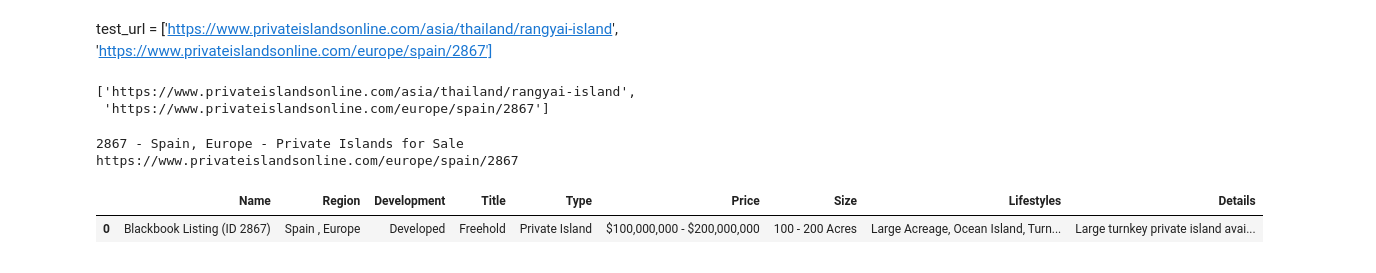
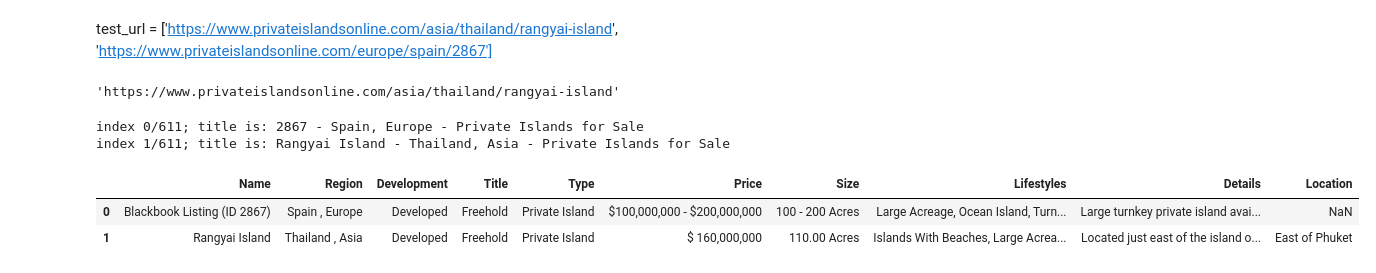
Before and after one commit to RaminVali/Island_Project, a Jupyter notebook: scraping.ipynb, the cells around one changed output. Drawn from its saved outputs; the diff is of its cells as text; code cells hidden in the pictures.

Commit message:
Output dataframe

```diff
--- a/scraping.ipynb
+++ b/scraping.ipynb
@@ -178,22 +175,26 @@ We will go through each 611 URLs and dump the page contents into a seperate fold
 test_url = ['https://www.privateislandsonline.com/asia/thailand/rangyai-island',
  'https://www.privateislandsonline.com/europe/spain/2867']
 # %%
-test_url = urls[0:2]
+test_url = urls[0]
 test_url
 # %% [output]
-['https://www.privateislandsonline.com/asia/thailand/rangyai-island',
- 'https://www.privateislandsonline.com/europe/spain/2867']
+'https://www.privateislandsonline.com/asia/thailand/rangyai-island'
+# %%
+test_url = ['https://www.privateislandsonline.com/europe/spain/2867','https://www.privateislandsonline.com/asia/thailand/rangyai-island']
 # %%
 DATA_DIR = "/content/drive/MyDrive/Colab Notebooks/Private_Island_Project/Island_Project/Data"
 # %%
 output = pd.DataFrame()
 Driver = get_driver()
+counter = 0
 
 for url in test_url:
 
   Driver.get(url)
-  print(Driver.title)
-  print(Driver.current_url)
+  print(f"index {counter}/611; title is: {Driver.title}")
+
+  time.sleep(5)
+
 
   # extracting the text part of islands-details section
   basic_info = Driver.find_element(By.ID,"island-details")
@@ -209,7 +210,7 @@ for url in test_url:
   lines = clean_text.split("\n")
   clean_list = [line for line in lines if not any(sub_delete in line for sub_delete in to_delete)]
 
-  # Splitting the created list
+  # Splitting the created list into dictionary key values
   keys, values = zigzag(clean_list)
 
   #print(clean_text)
@@ -231,12 +232,17 @@ for url in test_url:
   df_dictionary = pd.DataFrame(res)
   output = pd.concat([output, df_dictionary], ignore_index=True)
   #output.head()
+  counter +=1
 
-Driver.quit()
+#Driver.quit()
 # %% [output]
-2867 - Spain, Europe - Private Islands for Sale
-https://www.privateislandsonline.com/europe/spain/2867
+index 0/611; title is: 2867 - Spain, Europe - Private Islands for Sale
+index 1/611; title is: Rangyai Island - Thailand, Asia - Private Islands for Sale
-|  | Name | Region | Development | Title | Type | Price | Size | Lifestyles | Details |
-| 0 | Blackbook Listing (ID 2867) | Spain , Europe | Developed | Freehold | Private Island | $100,000,000 - $200,000,000 | 100 - 200 Acres | Large Acreage, Ocean Island, Turn... | Large turnkey private island avai... |
+# %%
+output
+# %% [output]
+|  | Name | Region | Development | Title | Type | Price | Size | Lifestyles | Details | Location |
+| 0 | Blackbook Listing (ID 2867) | Spain , Europe | Developed | Freehold | Private Island | $100,000,000 - $200,000,000 | 100 - 200 Acres | Large Acreage, Ocean Island, Turn... | Large turnkey private island avai... | NaN |
+| 1 | Rangyai Island | Thailand , Asia | Developed | Freehold | Private Island | $ 160,000,000 | 110.00 Acres | Islands With Beaches, Large Acrea... | Located just east of the island o... | East of Phuket |
 # %%
 imgs = Driver.find_elements("xpath","//img")
```
Also changed, not shown: parts of 19 cells of this notebook.
